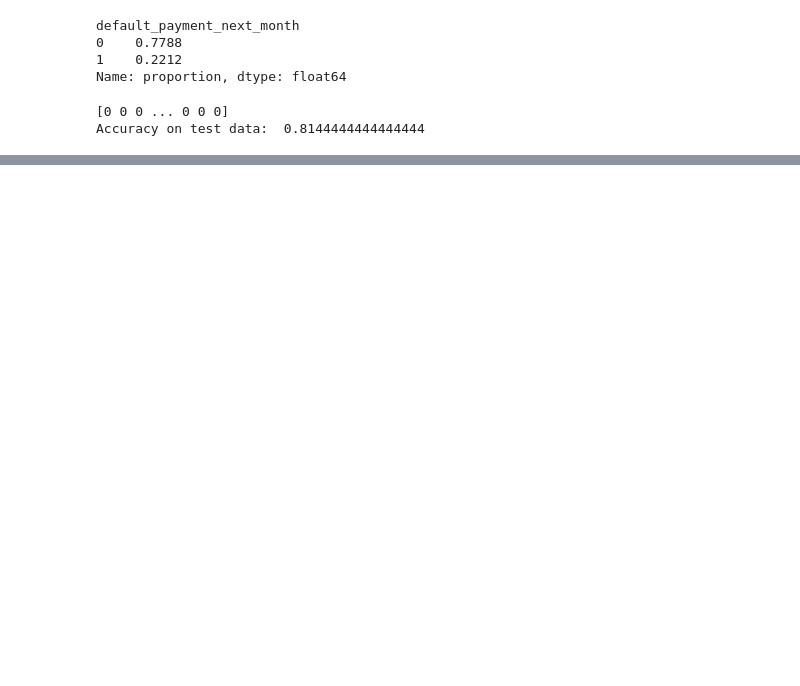
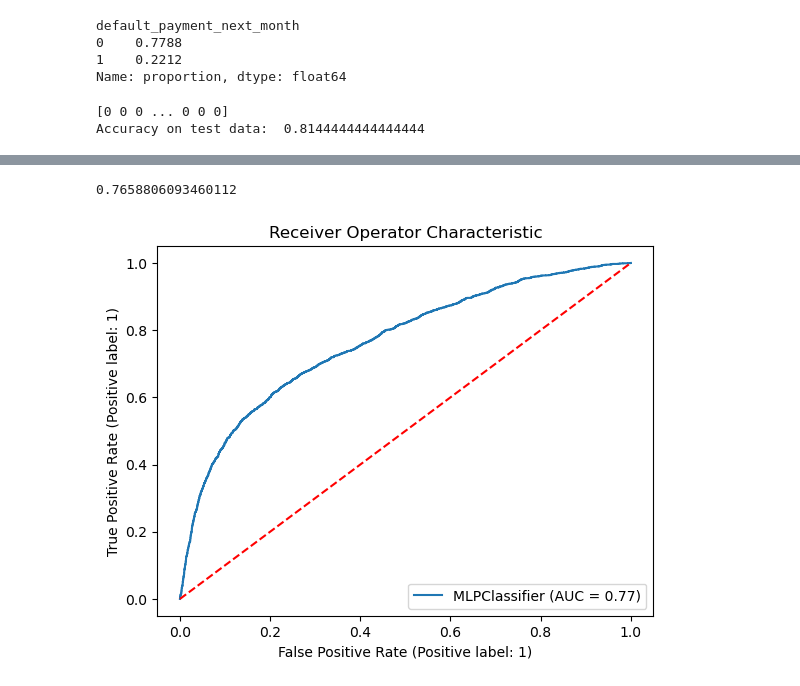
Before and after one commit to reddogTwin/IntrotoNeural_Networks, a Jupyter notebook: IntroToNeuralNetworks/2-BuildingNeuralNetworks/2-BuildingNeuralNetworks-code-martin.ipynb, the cells around one changed output, grey strips where cells are left out. Cells and saved outputs as stored; diff of their text form; code cells hidden in the pictures; blank space fills up the shorter version.

```diff
--- a/IntroToNeuralNetworks/2-BuildingNeuralNetworks/2-BuildingNeuralNetworks-code-martin.ipynb
+++ b/IntroToNeuralNetworks/2-BuildingNeuralNetworks/2-BuildingNeuralNetworks-code-martin.ipynb
@@ -373,17 +512,21 @@ plt.show()
 # %%
 # =================================================-
 #### Slide 26: Putting it all together: ROC plot (cont'd)  ####
+# VERSION 2 of making a ROC plot - newer way
+# Make an ROC curve plot.
+#modified way of making a ROC curve
 
-# Make an ROC curve plot.
+
+rcd = metrics.RocCurveDisplay.from_estimator(nn, X_test_scaled, y_test)
+plt.plot([0, 1], [0, 1],'r--')
 plt.title("Receiver Operator Characteristic")
-plt.plot(fpr, tpr, "b", label="AUC = %0.2f" % auc)
-plt.legend(loc="lower right")
-plt.plot([0, 1], [0, 1], "r--")
-plt.xlabel("False Positive Rate")
-plt.ylabel("True Positive Rate")
-plt.show()
+rcd.roc_auc
+
 
 
 #######################################################
 ####  CONGRATULATIONS ON COMPLETING THIS MODULE!   ####
 #######################################################
+# %% [output]
+0.7658806093460112
+[figure, added]
```
Also changed, not shown: parts of 26 cells of this notebook.
